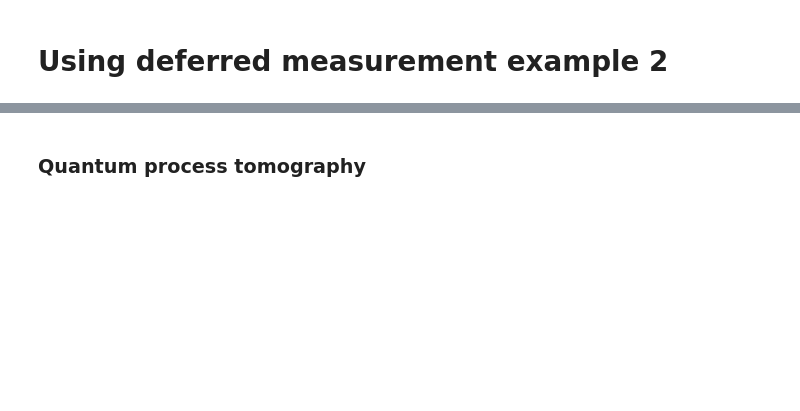
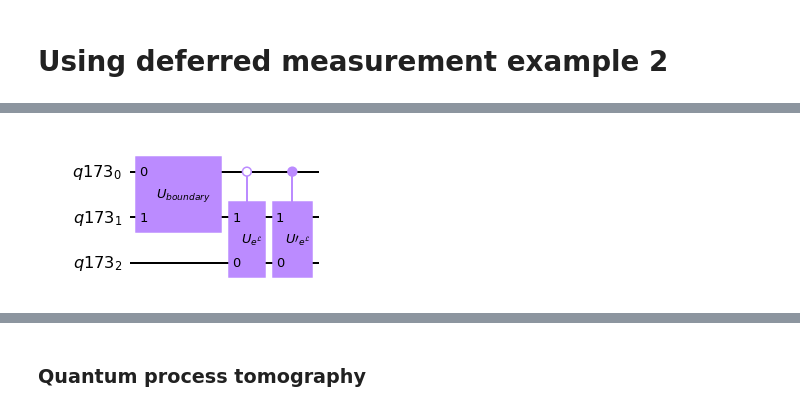
Before and after one commit to davidphysdavalos/quantum_computing, a Jupyter notebook: Implementing Quantum Channels in IBM computers.ipynb, the cells around one changed output, grey strips where cells are left out. Cells and saved outputs as stored; diff of their text form; code cells hidden in the pictures; blank space fills up the shorter version.

```diff
--- a/Implementing Quantum Channels in IBM computers.ipynb
+++ b/Implementing Quantum Channels in IBM computers.ipynb
@@ -199,3 +228,15 @@ qc.draw('mpl')
+# %%
+q = QuantumRegister(3)
+qc=QuantumCircuit(q)
+qc.unitary(U,[0,1],'$U_{boundary}$')
+cU1=qc1.to_gate(label='$U_{e^{\mathcal{L}}}$').control(1,ctrl_state=0)
+qc.append(cU1,[0,2,1])
+cU1=qc2.to_gate(label='$U{\prime}_{e^{\mathcal{L}}}$').control(1,ctrl_state=1)
+qc.append(cU1,[0,2,1])
+qc.draw('mpl')
+#qc.unitary(U3,[0,1]).c_if(c, 1)
+# %% [output]
+[figure, added]
 # %%
 qc_transpiled=transpile(qc,optimization_level=3)
 qc_transpiled.draw('mpl')
```
Also changed, not shown: parts of 73 cells of this notebook.
